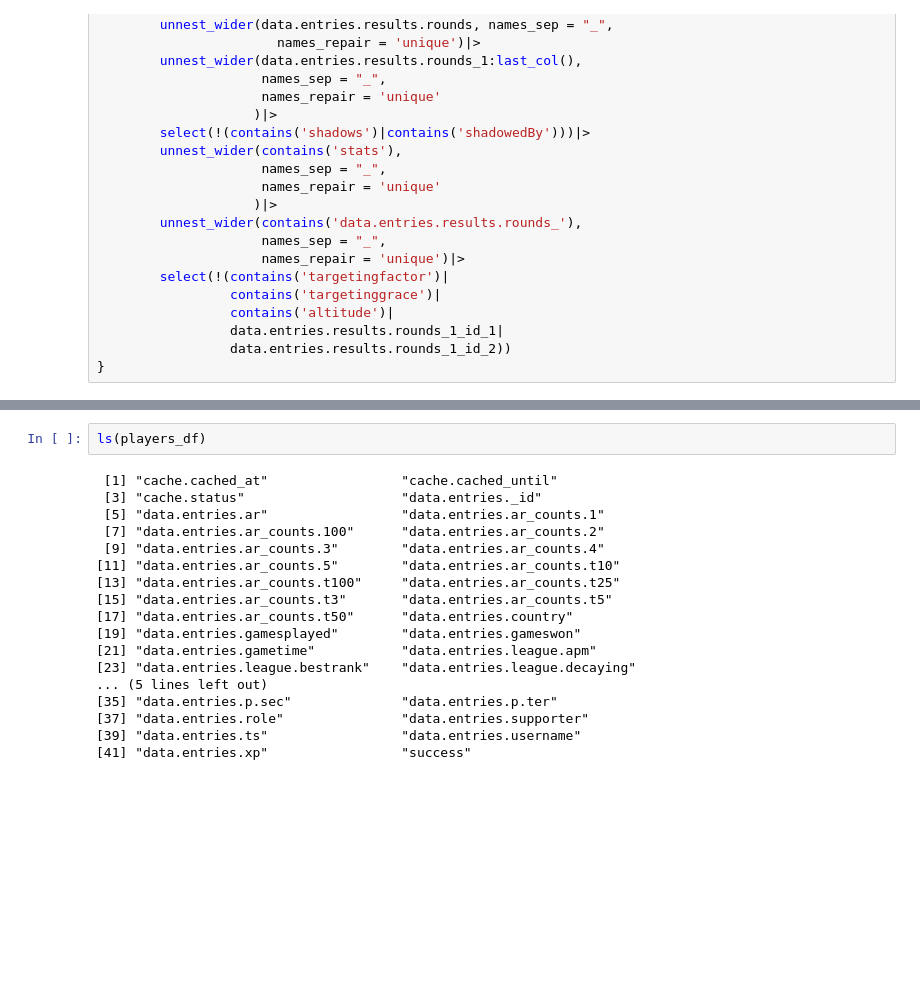
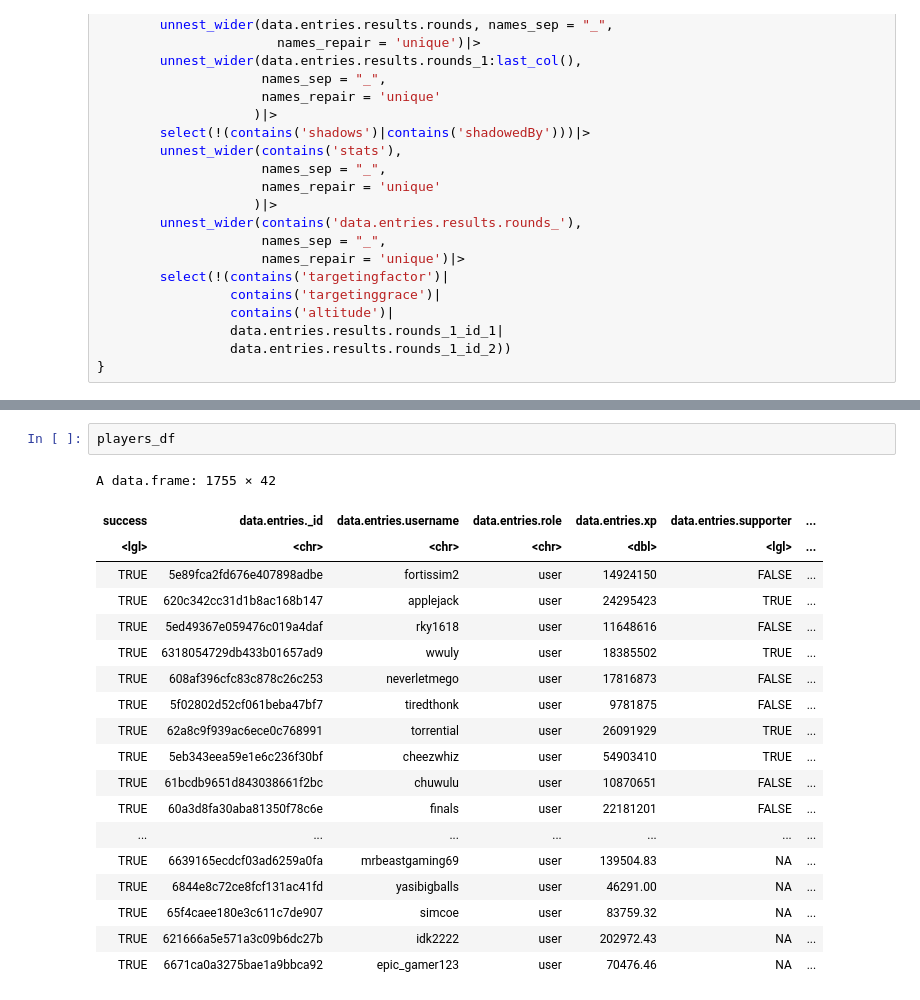
Before and after one commit to ARPBlueSteel/RemiliaScarlet, a Jupyter notebook: Untitled.ipynb, the cells around one changed output, grey strips where cells are left out. Drawn from its saved outputs; the diff is of its cells as text; blank space fills up the shorter version.

```diff
--- a/Untitled.ipynb
+++ b/Untitled.ipynb
@@ -137,25 +137,27 @@ data.entries.league.apm, data.entries.league.pps, data.entries.league.vs, data.e
 data.entries.ar_counts.1, data.entries.ar_counts.2, data.entries.ar_counts.3, data.entries.ar_counts.4,
 data.entries.ar_counts.5, data.entries.p.pri, data.entries.p.sec, data.entries.p.ter)`
 # %%
-ls(players_df)
+players_df
 # %% [output]
- [1] "cache.cached_at"                 "cache.cached_until"
- [3] "cache.status"                    "data.entries._id"
- [5] "data.entries.ar"                 "data.entries.ar_counts.1"
- [7] "data.entries.ar_counts.100"      "data.entries.ar_counts.2"
- [9] "data.entries.ar_counts.3"        "data.entries.ar_counts.4"
-[11] "data.entries.ar_counts.5"        "data.entries.ar_counts.t10"
-[13] "data.entries.ar_counts.t100"     "data.entries.ar_counts.t25"
-[15] "data.entries.ar_counts.t3"       "data.entries.ar_counts.t5"
-[17] "data.entries.ar_counts.t50"      "data.entries.country"
-[19] "data.entries.gamesplayed"        "data.entries.gameswon"
-[21] "data.entries.gametime"           "data.entries.league.apm"
-[23] "data.entries.league.bestrank"    "data.entries.league.decaying"
-... (5 lines left out)
-[35] "data.entries.p.sec"              "data.entries.p.ter"
-[37] "data.entries.role"               "data.entries.supporter"
-[39] "data.entries.ts"                 "data.entries.username"
-[41] "data.entries.xp"                 "success"
+A data.frame: 1755 × 42
+| success | data.entries._id | data.entries.username | data.entries.role | data.entries.xp | data.entries.supporter | ... |
+| <lgl> | <chr> | <chr> | <chr> | <dbl> | <lgl> | ... |
+| TRUE | 5e89fca2fd676e407898adbe | fortissim2 | user | 14924150 | FALSE | ... |
+| TRUE | 620c342cc31d1b8ac168b147 | applejack | user | 24295423 | TRUE | ... |
+| TRUE | 5ed49367e059476c019a4daf | rky1618 | user | 11648616 | FALSE | ... |
+| TRUE | 6318054729db433b01657ad9 | wwuly | user | 18385502 | TRUE | ... |
+| TRUE | 608af396cfc83c878c26c253 | neverletmego | user | 17816873 | FALSE | ... |
+| TRUE | 5f02802d52cf061beba47bf7 | tiredthonk | user | 9781875 | FALSE | ... |
+| TRUE | 62a8c9f939ac6ece0c768991 | torrential | user | 26091929 | TRUE | ... |
+| TRUE | 5eb343eea59e1e6c236f30bf | cheezwhiz | user | 54903410 | TRUE | ... |
+| TRUE | 61bcdb9651d843038661f2bc | chuwulu | user | 10870651 | FALSE | ... |
+| TRUE | 60a3d8fa30aba81350f78c6e | finals | user | 22181201 | FALSE | ... |
+| ... | ... | ... | ... | ... | ... | ... |
+| TRUE | 6639165ecdcf03ad6259a0fa | mrbeastgaming69 | user | 139504.83 | NA | ... |
+| TRUE | 6844e8c72ce8fcf131ac41fd | yasibigballs | user | 46291.00 | NA | ... |
+| TRUE | 65f4caee180e3c611c7de907 | simcoe | user | 83759.32 | NA | ... |
+| TRUE | 621666a5e571a3c09b6dc27b | idk2222 | user | 202972.43 | NA | ... |
+| TRUE | 6671ca0a3275bae1a9bbca92 | epic_gamer123 | user | 70476.46 | NA | ... |
 # %%
 ggplot(players_df,aes( x = `data.entries.league.apm`, y = `data.entries.league.pps`, color= `data.entries.league.rank`))+
     geom_point()
```
Also changed, not shown: parts of 3 cells of this notebook, 1 other file.
